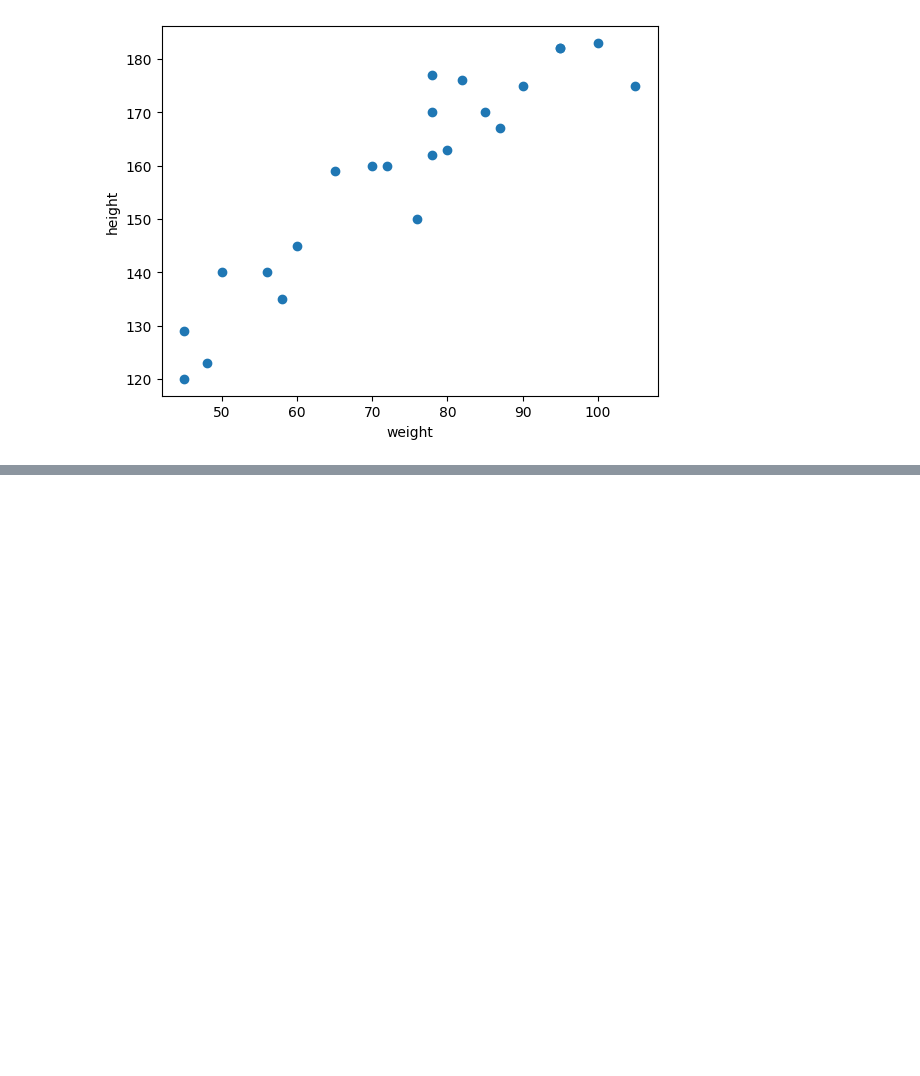
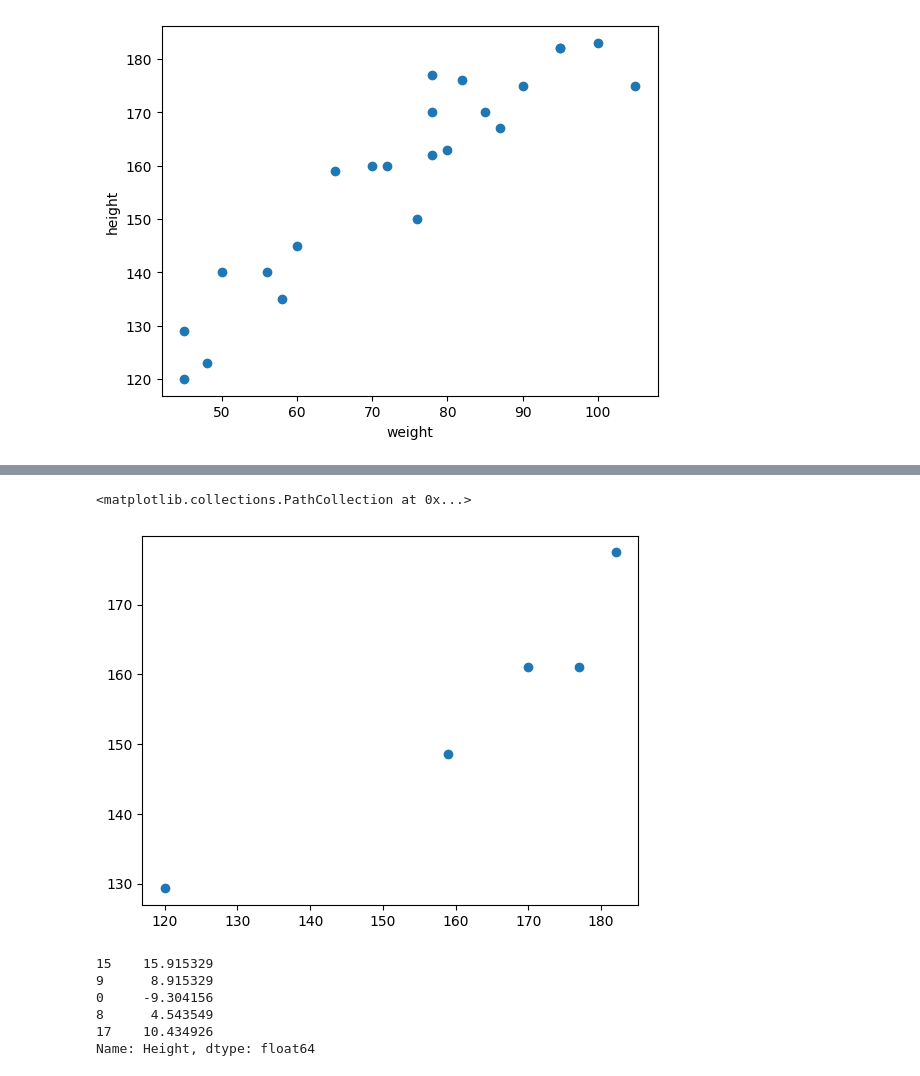
Before and after one commit to Hafiz-Anees/machine-learning, a Jupyter notebook: supervise machine learning/complete project/simple_linear_regression.ipynb, the cells around one changed output, grey strips where cells are left out. Cells and saved outputs as stored; diff of their text form; code cells hidden in the pictures; blank space fills up the shorter version.

```diff
--- a/supervise machine learning/complete project/simple_linear_regression.ipynb
+++ b/supervise machine learning/complete project/simple_linear_regression.ipynb
@@ -28,0 +127,18 @@ y = df['Height']  # dependent feature (1D array)
+# %%
+# assumptions so i train a good model
+plt.scatter(y_test, y_pred) #  linear relation it is good
+# %% [output]
+<matplotlib.collections.PathCollection at 0x...>
+[figure, added]
+# %%
+## residual
+
+residual = y_test - y_pred
+residual
+# %% [output]
+15    15.915329
+9      8.915329
+0     -9.304156
+8      4.543549
+17    10.434926
+Name: Height, dtype: float64
```
Also changed, not shown: parts of 21 cells of this notebook.
